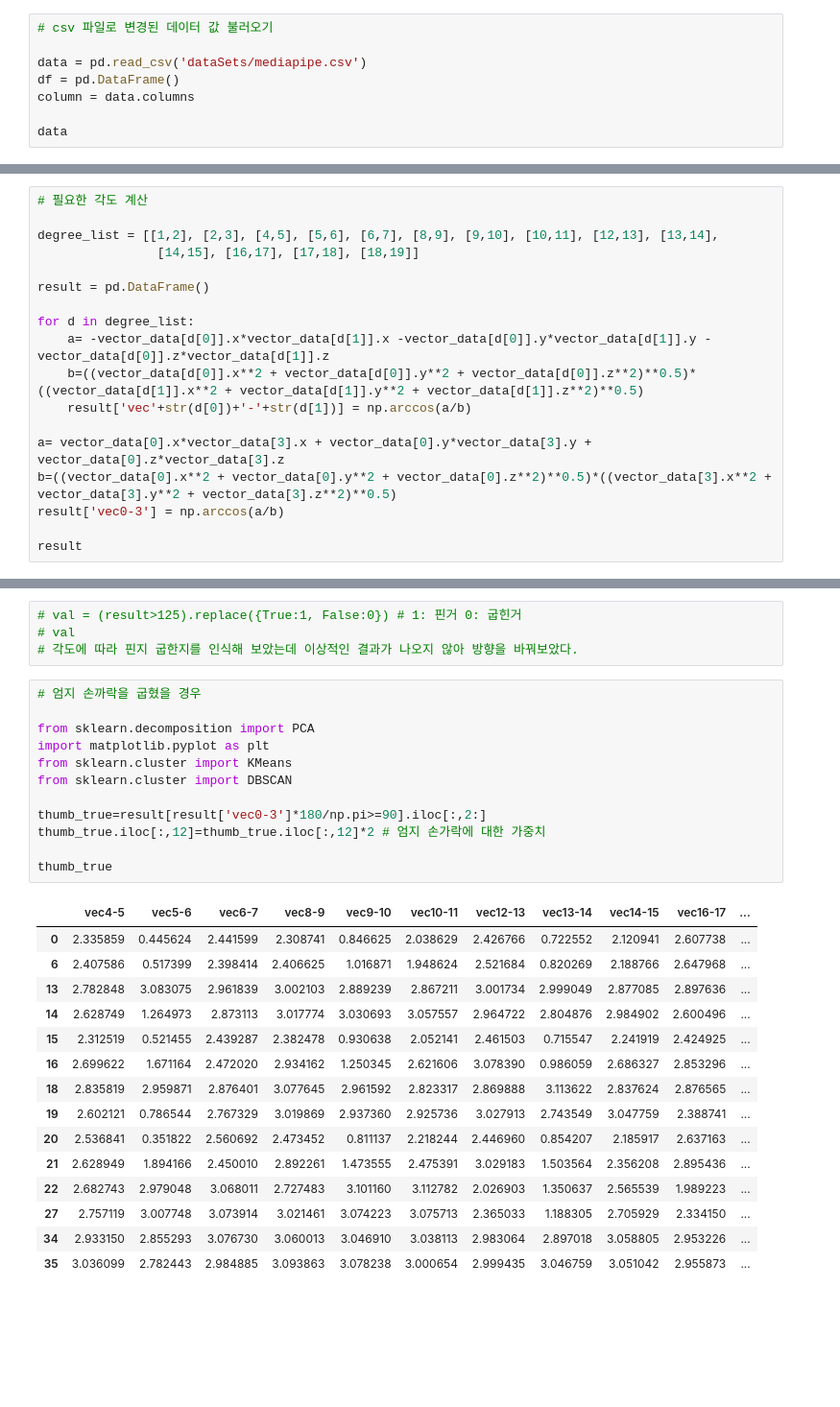
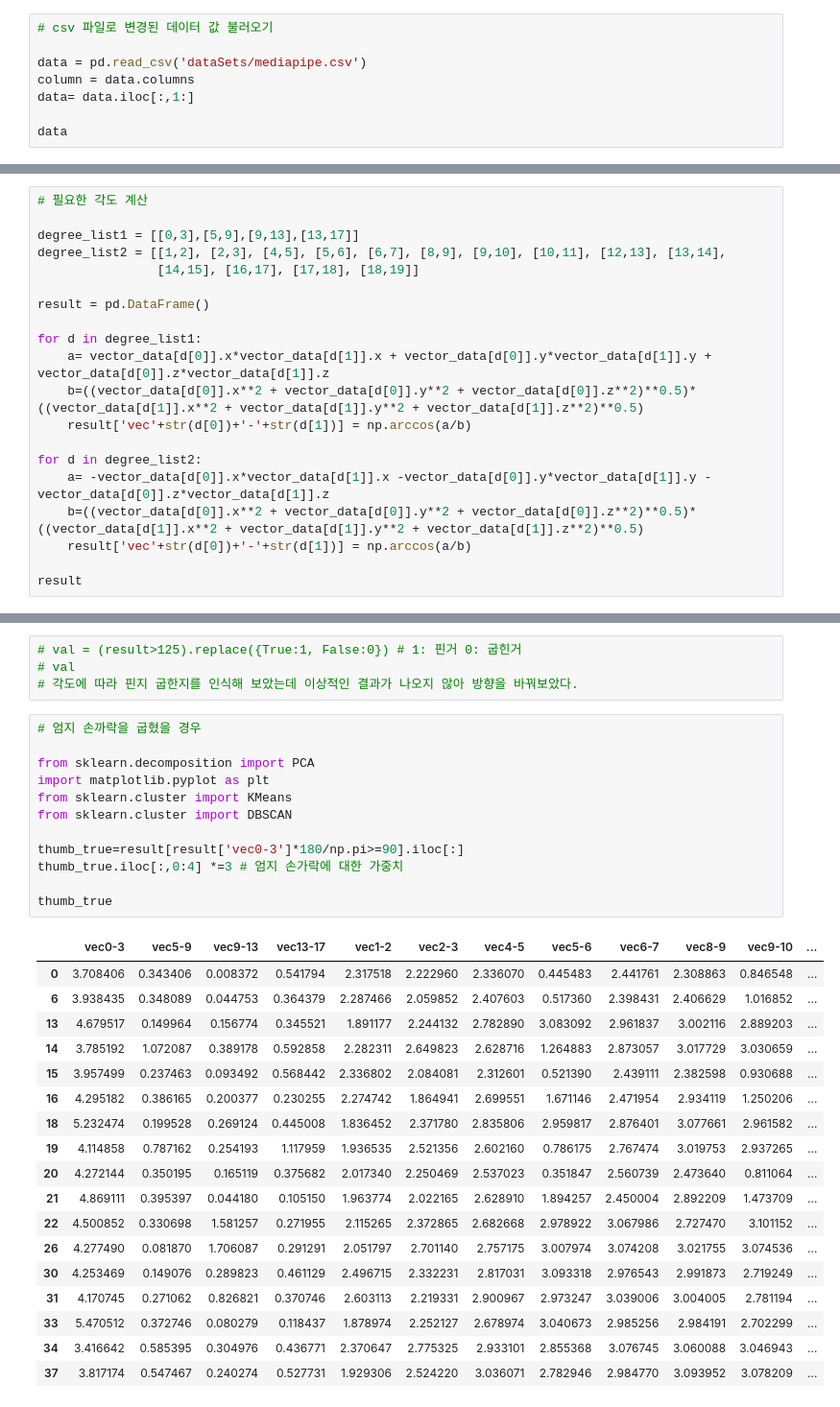
Before and after one commit to devwithpug/RandHand-Chat, a Jupyter notebook: handDetection/static_image/analysis2.ipynb, the cells around one changed output, grey strips where cells are left out. Shown at 96% size. Saved outputs shown, nothing was run; the diff lists cells and outputs as text; blank space fills up the shorter version.

```diff
--- a/handDetection/static_image/analysis2.ipynb
+++ b/handDetection/static_image/analysis2.ipynb
@@ -5,8 +5,8 @@ import pandas as pd
 # csv 파일로 변경된 데이터 값 불러오기
 
 data = pd.read_csv('dataSets/mediapipe.csv')
-df = pd.DataFrame()
 column = data.columns
+data= data.iloc[:,1:]
 
 data
 # %% [output]
@@ -52,19 +52,21 @@ for c, v in zip(vector_columnList, vector_direction):
 # %%
 # 필요한 각도 계산
 
-degree_list = [[1,2], [2,3], [4,5], [5,6], [6,7], [8,9], [9,10], [10,11], [12,13], [13,14],
+degree_list1 = [[0,3],[5,9],[9,13],[13,17]]
+degree_list2 = [[1,2], [2,3], [4,5], [5,6], [6,7], [8,9], [9,10], [10,11], [12,13], [13,14],
                 [14,15], [16,17], [17,18], [18,19]]
 
 result = pd.DataFrame()
 
-for d in degree_list:
+for d in degree_list1:
+    a= vector_data[d[0]].x*vector_data[d[1]].x + vector_data[d[0]].y*vector_data[d[1]].y + vector_data[d[0]].z*vector_data[d[1]].z
+    b=((vector_data[d[0]].x**2 + vector_data[d[0]].y**2 + vector_data[d[0]].z**2)**0.5)*((vector_data[d[1]].x**2 + vector_data[d[1]].y**2 + vector_data[d[1]].z**2)**0.5)
+    result['vec'+str(d[0])+'-'+str(d[1])] = np.arccos(a/b)
+
+for d in degree_list2:
     a= -vector_data[d[0]].x*vector_data[d[1]].x -vector_data[d[0]].y*vector_data[d[1]].y - vector_data[d[0]].z*vector_data[d[1]].z
     b=((vector_data[d[0]].x**2 + vector_data[d[0]].y**2 + vector_data[d[0]].z**2)**0.5)*((vector_data[d[1]].x**2 + vector_data[d[1]].y**2 + vector_data[d[1]].z**2)**0.5)
     result['vec'+str(d[0])+'-'+str(d[1])] = np.arccos(a/b)
 
-a= vector_data[0].x*vector_data[3].x + vector_data[0].y*vector_data[3].y + vector_data[0].z*vector_data[3].z
-b=((vector_data[0].x**2 + vector_data[0].y**2 + vector_data[0].z**2)**0.5)*((vector_data[3].x**2 + vector_data[3].y**2 + vector_data[3].z**2)**0.5)
-result['vec0-3'] = np.arccos(a/b)
-
 result
 # %% [output]
@@ -92,31 +94,34 @@ result
 # %%
 # 엄지 손까락을 굽혔을 경우
 
 from sklearn.decomposition import PCA
 import matplotlib.pyplot as plt
 from sklearn.cluster import KMeans
 from sklearn.cluster import DBSCAN
 
-thumb_true=result[result['vec0-3']*180/np.pi>=90].iloc[:,2:]
-thumb_true.iloc[:,12]=thumb_true.iloc[:,12]*2 # 엄지 손가락에 대한 가중치
+thumb_true=result[result['vec0-3']*180/np.pi>=90].iloc[:]
+thumb_true.iloc[:,0:4] *=3 # 엄지 손가락에 대한 가중치
 
 thumb_true
 # %% [output]
-|  | vec4-5 | vec5-6 | vec6-7 | vec8-9 | vec9-10 | vec10-11 | vec12-13 | vec13-14 | vec14-15 | vec16-17 | ... |
-| 0 | 2.335859 | 0.445624 | 2.441599 | 2.308741 | 0.846625 | 2.038629 | 2.426766 | 0.722552 | 2.120941 | 2.607738 | ... |
-| 6 | 2.407586 | 0.517399 | 2.398414 | 2.406625 | 1.016871 | 1.948624 | 2.521684 | 0.820269 | 2.188766 | 2.647968 | ... |
-| 13 | 2.782848 | 3.083075 | 2.961839 | 3.002103 | 2.889239 | 2.867211 | 3.001734 | 2.999049 | 2.877085 | 2.897636 | ... |
-| 14 | 2.628749 | 1.264973 | 2.873113 | 3.017774 | 3.030693 | 3.057557 | 2.964722 | 2.804876 | 2.984902 | 2.600496 | ... |
-| 15 | 2.312519 | 0.521455 | 2.439287 | 2.382478 | 0.930638 | 2.052141 | 2.461503 | 0.715547 | 2.241919 | 2.424925 | ... |
-| 16 | 2.699622 | 1.671164 | 2.472020 | 2.934162 | 1.250345 | 2.621606 | 3.078390 | 0.986059 | 2.686327 | 2.853296 | ... |
-| 18 | 2.835819 | 2.959871 | 2.876401 | 3.077645 | 2.961592 | 2.823317 | 2.869888 | 3.113622 | 2.837624 | 2.876565 | ... |
-| 19 | 2.602121 | 0.786544 | 2.767329 | 3.019869 | 2.937360 | 2.925736 | 3.027913 | 2.743549 | 3.047759 | 2.388741 | ... |
-| 20 | 2.536841 | 0.351822 | 2.560692 | 2.473452 | 0.811137 | 2.218244 | 2.446960 | 0.854207 | 2.185917 | 2.637163 | ... |
-| 21 | 2.628949 | 1.894166 | 2.450010 | 2.892261 | 1.473555 | 2.475391 | 3.029183 | 1.503564 | 2.356208 | 2.895436 | ... |
-| 22 | 2.682743 | 2.979048 | 3.068011 | 2.727483 | 3.101160 | 3.112782 | 2.026903 | 1.350637 | 2.565539 | 1.989223 | ... |
-| 27 | 2.757119 | 3.007748 | 3.073914 | 3.021461 | 3.074223 | 3.075713 | 2.365033 | 1.188305 | 2.705929 | 2.334150 | ... |
-| 34 | 2.933150 | 2.855293 | 3.076730 | 3.060013 | 3.046910 | 3.038113 | 2.983064 | 2.897018 | 3.058805 | 2.953226 | ... |
-| 35 | 3.036099 | 2.782443 | 2.984885 | 3.093863 | 3.078238 | 3.000654 | 2.999435 | 3.046759 | 3.051042 | 2.955873 | ... |
+|  | vec0-3 | vec5-9 | vec9-13 | vec13-17 | vec1-2 | vec2-3 | vec4-5 | vec5-6 | vec6-7 | vec8-9 | vec9-10 | ... |
+| 0 | 3.708406 | 0.343406 | 0.008372 | 0.541794 | 2.317518 | 2.222960 | 2.336070 | 0.445483 | 2.441761 | 2.308863 | 0.846548 | ... |
+| 6 | 3.938435 | 0.348089 | 0.044753 | 0.364379 | 2.287466 | 2.059852 | 2.407603 | 0.517360 | 2.398431 | 2.406629 | 1.016852 | ... |
+| 13 | 4.679517 | 0.149964 | 0.156774 | 0.345521 | 1.891177 | 2.244132 | 2.782890 | 3.083092 | 2.961837 | 3.002116 | 2.889203 | ... |
+| 14 | 3.785192 | 1.072087 | 0.389178 | 0.592858 | 2.282311 | 2.649823 | 2.628716 | 1.264883 | 2.873057 | 3.017729 | 3.030659 | ... |
+| 15 | 3.957499 | 0.237463 | 0.093492 | 0.568442 | 2.336802 | 2.084081 | 2.312601 | 0.521390 | 2.439111 | 2.382598 | 0.930688 | ... |
+| 16 | 4.295182 | 0.386165 | 0.200377 | 0.230255 | 2.274742 | 1.864941 | 2.699551 | 1.671146 | 2.471954 | 2.934119 | 1.250206 | ... |
+| 18 | 5.232474 | 0.199528 | 0.269124 | 0.445008 | 1.836452 | 2.371780 | 2.835806 | 2.959817 | 2.876401 | 3.077661 | 2.961582 | ... |
+| 19 | 4.114858 | 0.787162 | 0.254193 | 1.117959 | 1.936535 | 2.521356 | 2.602160 | 0.786175 | 2.767474 | 3.019753 | 2.937265 | ... |
+| 20 | 4.272144 | 0.350195 | 0.165119 | 0.375682 | 2.017340 | 2.250469 | 2.537023 | 0.351847 | 2.560739 | 2.473640 | 0.811064 | ... |
+| 21 | 4.869111 | 0.395397 | 0.044180 | 0.105150 | 1.963774 | 2.022165 | 2.628910 | 1.894257 | 2.450004 | 2.892209 | 1.473709 | ... |
+| 22 | 4.500852 | 0.330698 | 1.581257 | 0.271955 | 2.115265 | 2.372865 | 2.682668 | 2.978922 | 3.067986 | 2.727470 | 3.101152 | ... |
+| 26 | 4.277490 | 0.081870 | 1.706087 | 0.291291 | 2.051797 | 2.701140 | 2.757175 | 3.007974 | 3.074208 | 3.021755 | 3.074536 | ... |
+| 30 | 4.253469 | 0.149076 | 0.289823 | 0.461129 | 2.496715 | 2.332231 | 2.817031 | 3.093318 | 2.976543 | 2.991873 | 2.719249 | ... |
+| 31 | 4.170745 | 0.271062 | 0.826821 | 0.370746 | 2.603113 | 2.219331 | 2.900967 | 2.973247 | 3.039006 | 3.004005 | 2.781194 | ... |
+| 33 | 5.470512 | 0.372746 | 0.080279 | 0.118437 | 1.878974 | 2.252127 | 2.678974 | 3.040673 | 2.985256 | 2.984191 | 2.702299 | ... |
+| 34 | 3.416642 | 0.585395 | 0.304976 | 0.436771 | 2.370647 | 2.775325 | 2.933101 | 2.855368 | 3.076745 | 3.060088 | 3.046943 | ... |
+| 37 | 3.817174 | 0.547467 | 0.240274 | 0.527731 | 1.929306 | 2.524220 | 3.036071 | 2.782946 | 2.984770 | 3.093952 | 3.078209 | ... |
 # %%
 pca = PCA(n_components=2)
 val = pca.fit_transform(thumb_true)
```
Also changed, not shown: parts of 5 cells of this notebook, 2 other files.
